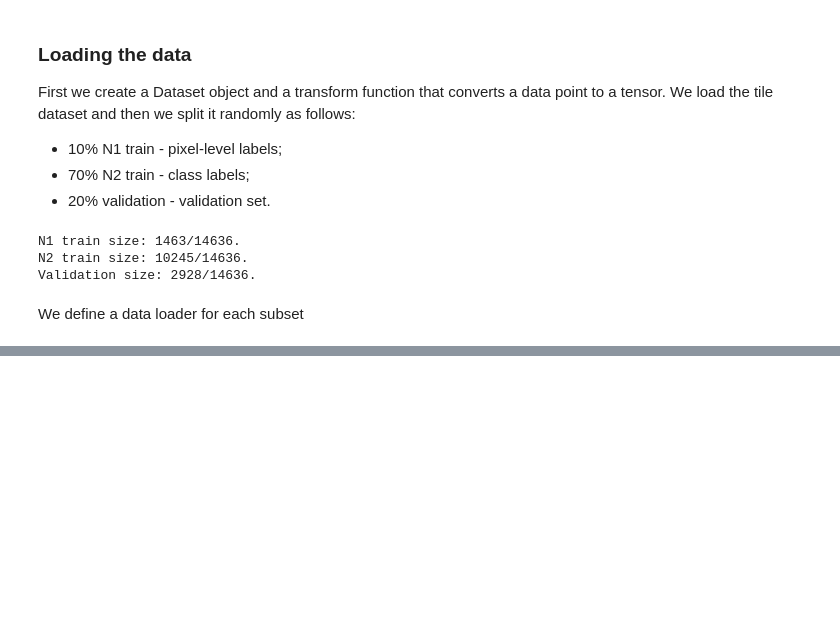
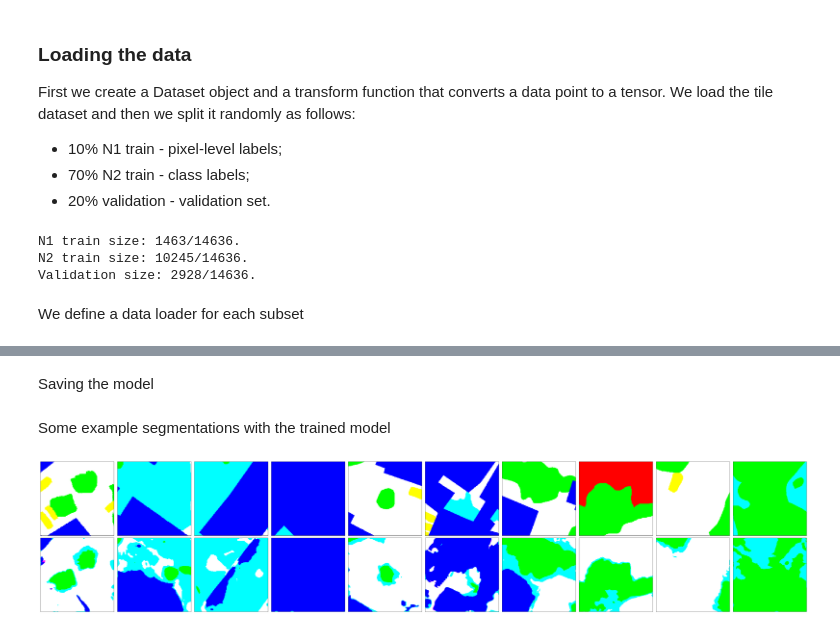
Before and after one commit to deliaedumitru/weakly-supervised-segmentation, a Jupyter notebook: training.ipynb, the cells around one changed output, grey strips where cells are left out. Drawn from its saved outputs; the diff is of its cells as text; code cells hidden in the pictures; blank space fills up the shorter version.

Commit message:
added code for training unet

```diff
--- a/training.ipynb
+++ b/training.ipynb
@@ -92,0 +174,11 @@ n_valid_dataloader = DataLoader(n_valid, batch_size=128)
+# %%
+model = UNET(out_channels=3)
+
+loss_fn = nn.MSELoss()
+optimizer = torch.optim.Adam(model.parameters(), lr=1e-3)
+# %%
+device = "cuda" if torch.cuda.is_available() else "cpu"
+print("Using {} device".format(device))
+
+if torch.cuda.is_available():
+    model.cuda()
@@ -92,0 +218,9 @@ n_valid_dataloader = DataLoader(n_valid, batch_size=128)
+# %%
+torch.cuda.empty_cache()
+
+epochs = 6
+for t in range(epochs):
+    print(f"Epoch {t+1}\n-------------------------------")
+    train(n1_dataloader, model, loss_fn, optimizer)
+    test(n_valid_dataloader, model, loss_fn)
+print("Done!")
@@ -92,0 +245,2 @@ n_valid_dataloader = DataLoader(n_valid, batch_size=128)
+# %% [markdown]
+Saving the model
@@ -92,0 +249,32 @@ n_valid_dataloader = DataLoader(n_valid, batch_size=128)
+# %% [markdown]
+Some example segmentations with the trained model
+# %%
+fig=plt.figure(figsize=(60,10))
+columns = 12
+rows = 2
+
+num_examples = 10
+
+i = 1
+for idx in range(num_examples):
+    fig.add_subplot(rows, columns, i)
+    plt.xticks([])
+    plt.yticks([])
+    plt.imshow(torch.transpose(n_valid[idx][1], 0, 2))
+    fig.add_subplot(rows, columns, columns + i)
+
+    model.eval()
+    with torch.no_grad():
+        pred = model(torch.unsqueeze(n_valid[idx][0], dim=0).cuda())
+        pred = (pred > 0.5).float()
+
+    plt.xticks([])
+    plt.yticks([])
+    plt.imshow(torch.transpose(torch.squeeze(pred.cpu()), 0, 2), cmap='gray')
+    i += 1
+
+plt.xticks([])
+plt.yticks([])
+plt.tight_layout()
+# %% [output]
+[figure, added]
```
Also changed, not shown: parts of 9 cells of this notebook.
